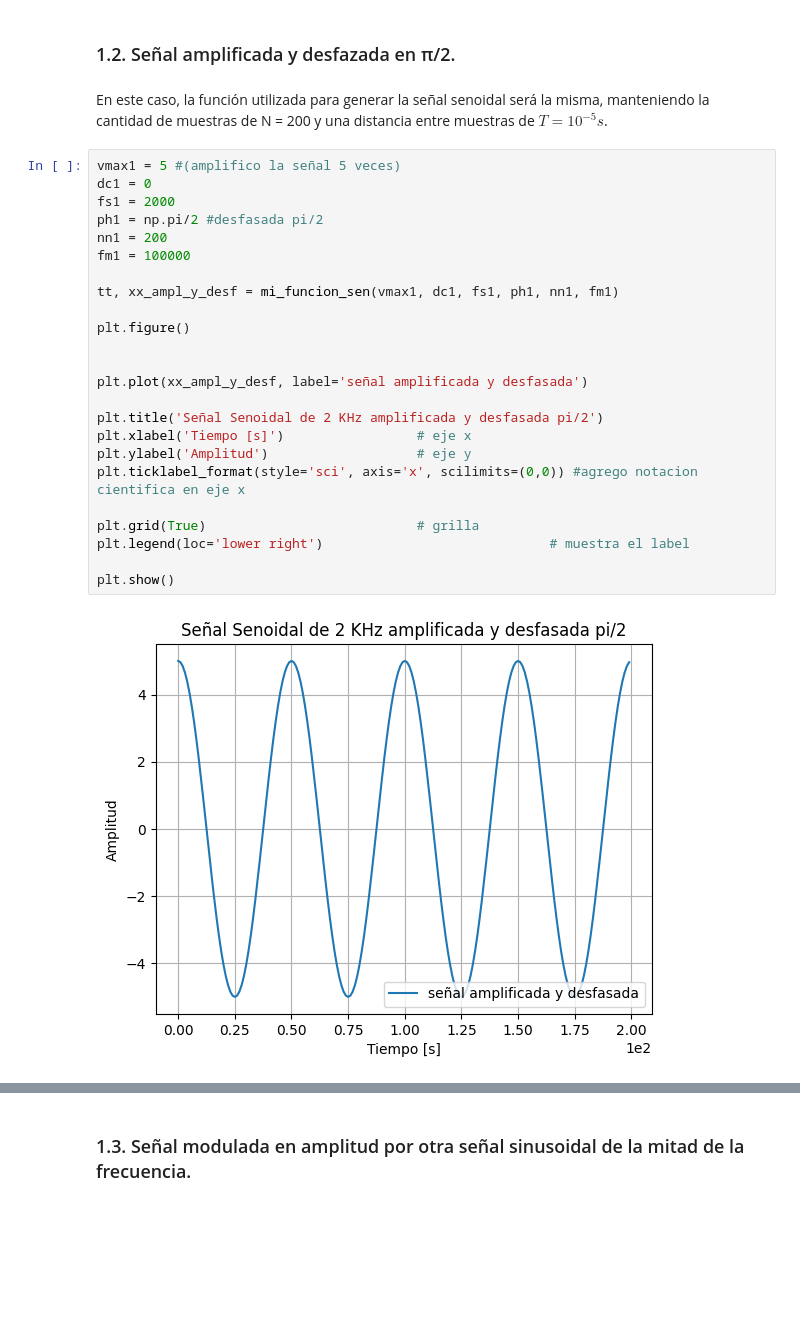
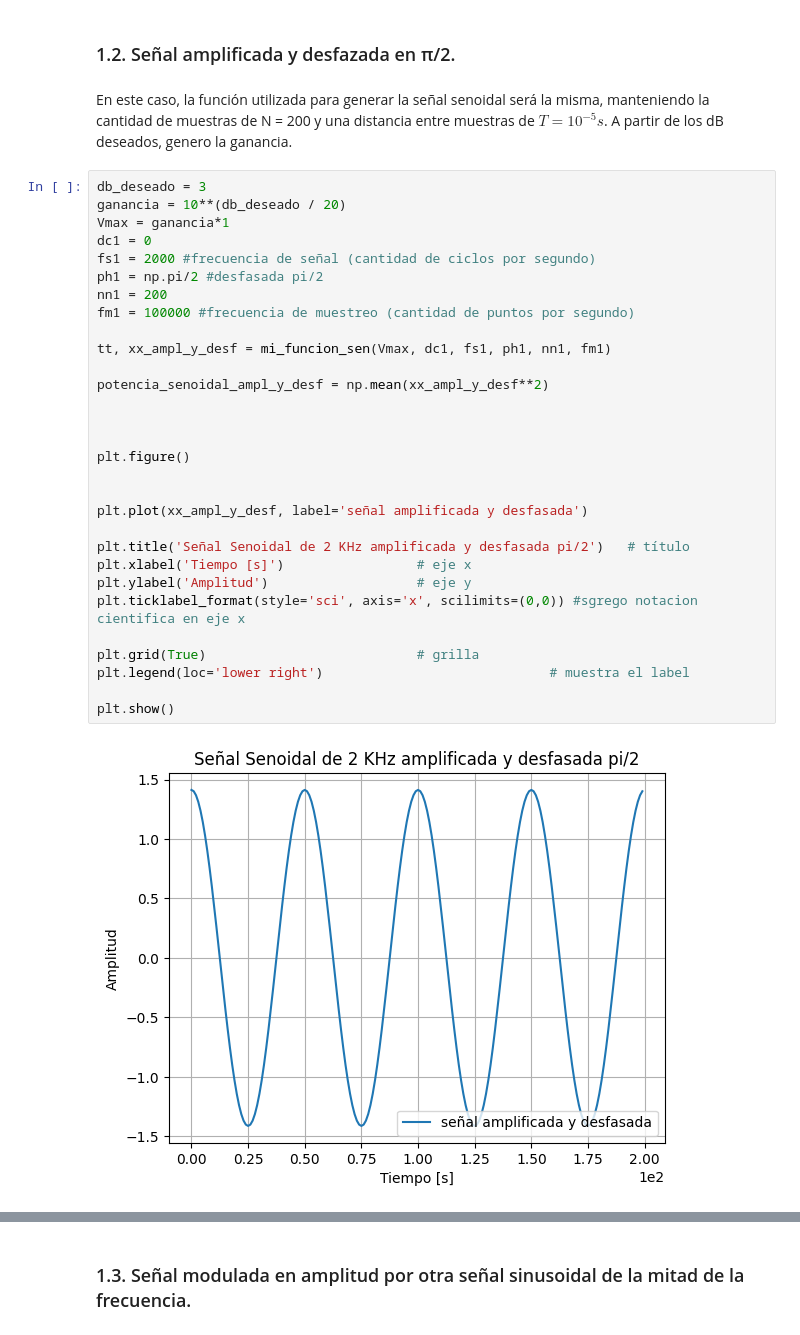
Before and after one commit to AlejoDAlesio/TS0, a Jupyter notebook: TS1.ipynb, the cells around one changed output, grey strips where cells are left out. Drawn from its saved outputs; the diff is of its cells as text; blank space fills up the shorter version.

```diff
--- a/TS1.ipynb
+++ b/TS1.ipynb
@@ -74,31 +74,37 @@ La potencia de la señal es de 0.5 Watts
 # %% [markdown]
 ### 1.2. Señal amplificada y desfazada en π/2.
 # %% [markdown]
-En este caso, la función utilizada para generar la señal senoidal será la misma, manteniendo la cantidad de muestras de N = 200 y una distancia entre muestras de $ T = 10^{-5} s $.
+En este caso, la función utilizada para generar la señal senoidal será la misma, manteniendo la cantidad de muestras de N = 200 y una distancia entre muestras de $ T = 10^{-5} s $. A partir de los dB deseados, genero la ganancia.
 # %%
-vmax1 = 5 #(amplifico la señal 5 veces)
+db_deseado = 3
+ganancia = 10**(db_deseado / 20)
+Vmax = ganancia*1
 dc1 = 0
-fs1 = 2000
+fs1 = 2000 #frecuencia de señal (cantidad de ciclos por segundo)
 ph1 = np.pi/2 #desfasada pi/2
 nn1 = 200
-fm1 = 100000
+fm1 = 100000 #frecuencia de muestreo (cantidad de puntos por segundo)
 
-tt, xx_ampl_y_desf = mi_funcion_sen(vmax1, dc1, fs1, ph1, nn1, fm1)
+tt, xx_ampl_y_desf = mi_funcion_sen(Vmax, dc1, fs1, ph1, nn1, fm1)
+
+potencia_senoidal_ampl_y_desf = np.mean(xx_ampl_y_desf**2)
+
+
 
 plt.figure()
 
 
 plt.plot(xx_ampl_y_desf, label='señal amplificada y desfasada')
 
-plt.title('Señal Senoidal de 2 KHz amplificada y desfasada pi/2')
+plt.title('Señal Senoidal de 2 KHz amplificada y desfasada pi/2')   # título
 plt.xlabel('Tiempo [s]')                 # eje x
 plt.ylabel('Amplitud')                   # eje y
-plt.ticklabel_format(style='sci', axis='x', scilimits=(0,0)) #agrego notacion cientifica en eje x
+plt.ticklabel_format(style='sci', axis='x', scilimits=(0,0)) #sgrego notacion cientifica en eje x
 
 plt.grid(True)                           # grilla
 plt.legend(loc='lower right')                             # muestra el label
 
 plt.show()
 # %% [output]
-[figure, old version]
+[figure, new version]
 # %% [markdown]
```
Also changed, not shown: parts of 13 cells of this notebook.
